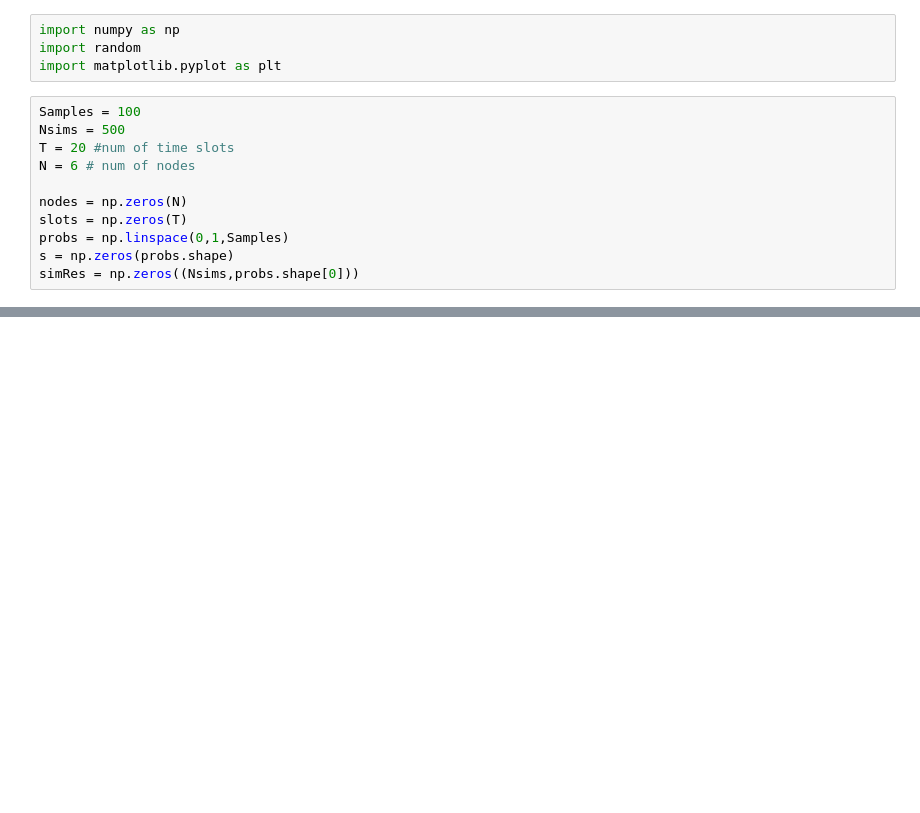
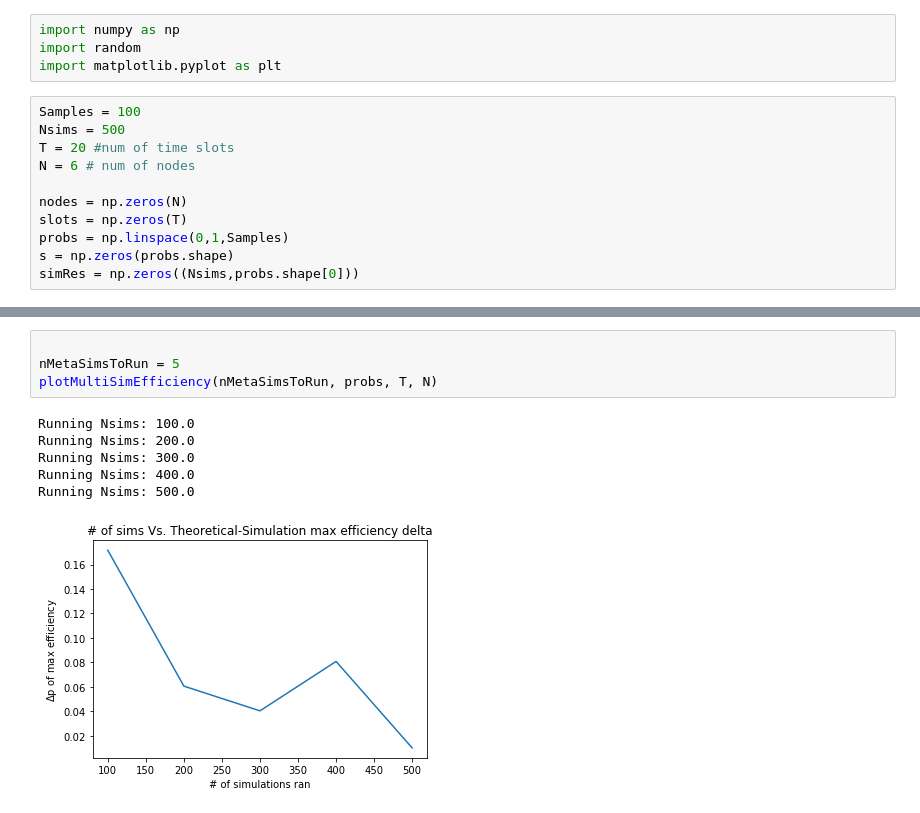
Before and after one commit to PascalPolygon/Computer_Networks, a Jupyter notebook: project1.ipynb, the cells around one changed output, grey strips where cells are left out. Cells and saved outputs as stored; diff of their text form; blank space fills up the shorter version.

```diff
--- a/project1.ipynb
+++ b/project1.ipynb
@@ -15,0 +22,11 @@ simRes = np.zeros((Nsims,probs.shape[0]))
+# %%
+
+nMetaSimsToRun = 5
+plotMultiSimEfficiency(nMetaSimsToRun, probs, T, N)
+# %% [output]
+Running Nsims: 100.0
+Running Nsims: 200.0
+Running Nsims: 300.0
+Running Nsims: 400.0
+Running Nsims: 500.0
+[figure, added]
```
Also changed, not shown: parts of 5 cells of this notebook, 2 other files.
